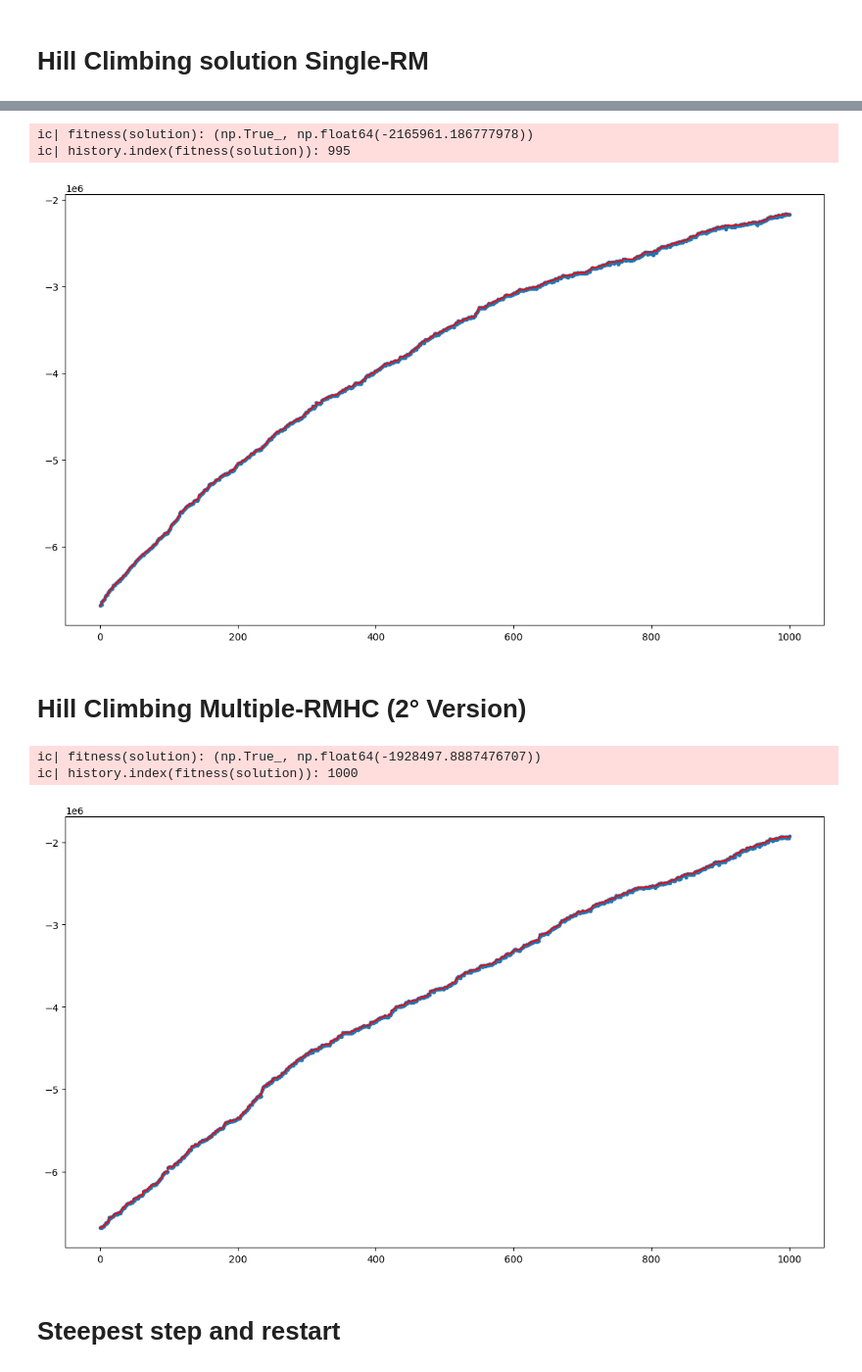
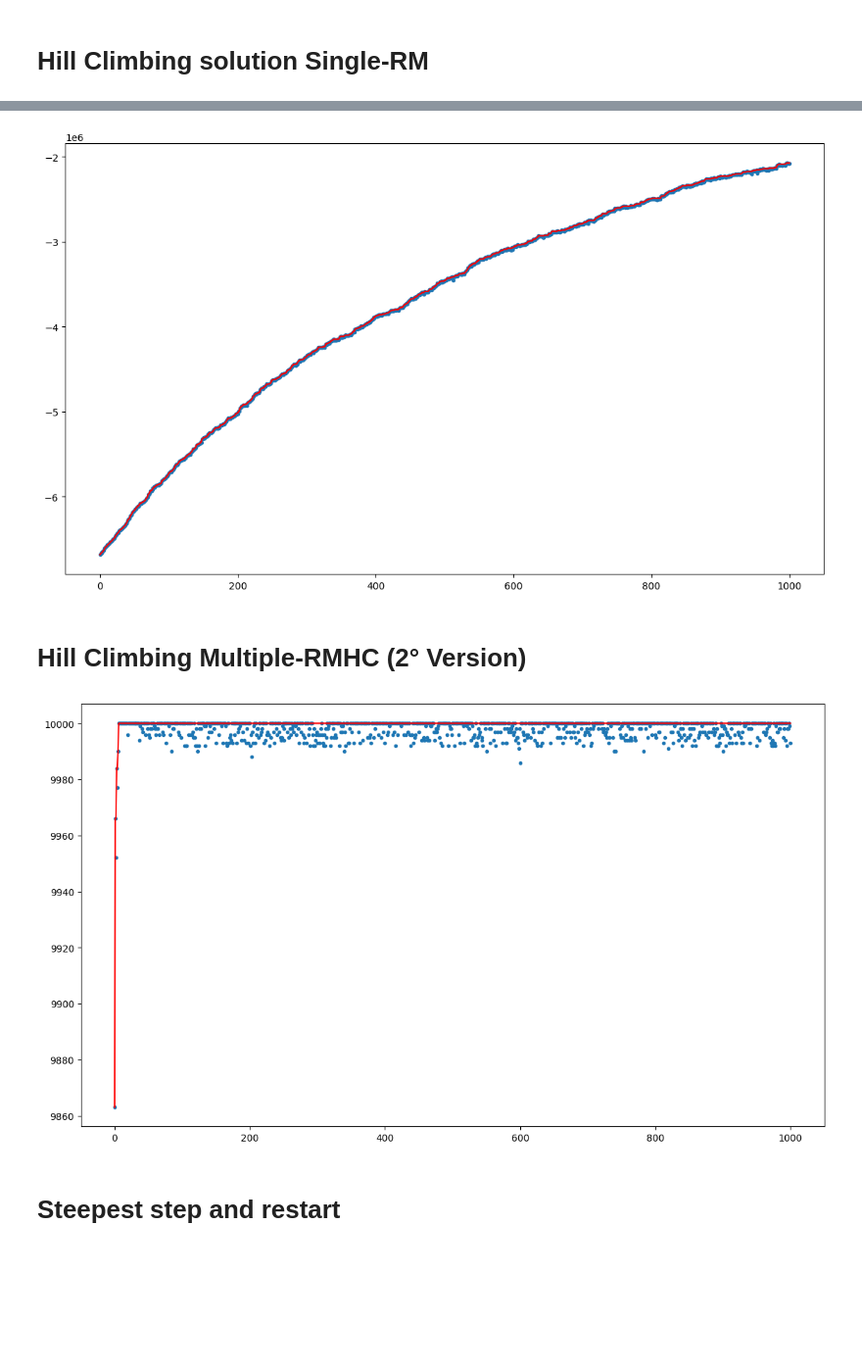
Before and after one commit to Gabriele-Raffaele/CI2024_lab1, a Jupyter notebook: lab1.ipynb, the cells around one changed output, grey strips where cells are left out. Shown: that part at 98% size. Drawn from its saved outputs; the diff is of its cells as text; code cells hidden in the pictures; blank space fills up the shorter version.

```diff
--- a/lab1.ipynb
+++ b/lab1.ipynb
@@ -68,29 +82,14 @@ def starting_point():
 # %%
-def hill_climb(tweak, sp):
+def hill_climb(tweak, sp, f, plot):
     solution = sp()
-    history = [fitness(solution)]
+    history = [f(solution)]
     for _ in range(MAX_STEPS):
         new_solution = tweak(solution)
-        history.append(fitness(new_solution))
-        if fitness(new_solution) > fitness(solution):
+        history.append(f(new_solution))
+        if f(new_solution) > f(solution):
             solution = new_solution
-
-    ic(fitness(solution))
-    ic(history.index(fitness(solution)))
-    c_values = [c for v, c in history]
-
-    plt.figure(figsize=(14, 8))
-
-    # Grafico dell'accumulazione del massimo di 'c'
-    plt.plot(
-        range(len(c_values)),
-        list(accumulate(c_values, max)),
-        color="red",
-    )
-
-    # Scatter plot per visualizzare i singoli valori di 'c'
-    _ = plt.scatter(range(len(c_values)), c_values, marker=".")
+    plot(history)
     return solution
-solution = hill_climb(tweak1, starting_point)
+solution = hill_climb(tweak1, starting_point, fitness, plotter)
 valid(solution), cost(solution)
 # %% [output]
@@ -110,12 +107,10 @@ def tweak2(solution):
     return new_solution
 # %%
 
-solution = hill_climb(tweak2, starting_point)
+solution = hill_climb(tweak2, starting_point, fitness, plotter)
 None
 # %% [output]
-ic| fitness(solution): (np.True_, np.float64(-2165961.186777978))
-ic| history.index(fitness(solution)): 995
-[figure, old version]
+[figure, new version]
 # %% [markdown]
 # Hill Climbing  Multiple-RMHC (2° Version)
 # %%
@@ -146,12 +138,10 @@ def tweak2_improved(solution):
 
     return new_solution
 # %%
-hill_climb(tweak2_improved, starting_point)
+hill_climb(tweak2_improved, starting_point_2, fitness_improved, plotter2)
 None
 # %% [output]
-ic| fitness(solution): (np.True_, np.float64(-1928497.8887476707))
-ic| history.index(fitness(solution)): 1000
-[figure, old version]
+[figure, new version]
 # %% [markdown]
 # Steepest step and restart
 # %%
```
Also changed, not shown: parts of 11 cells of this notebook.
